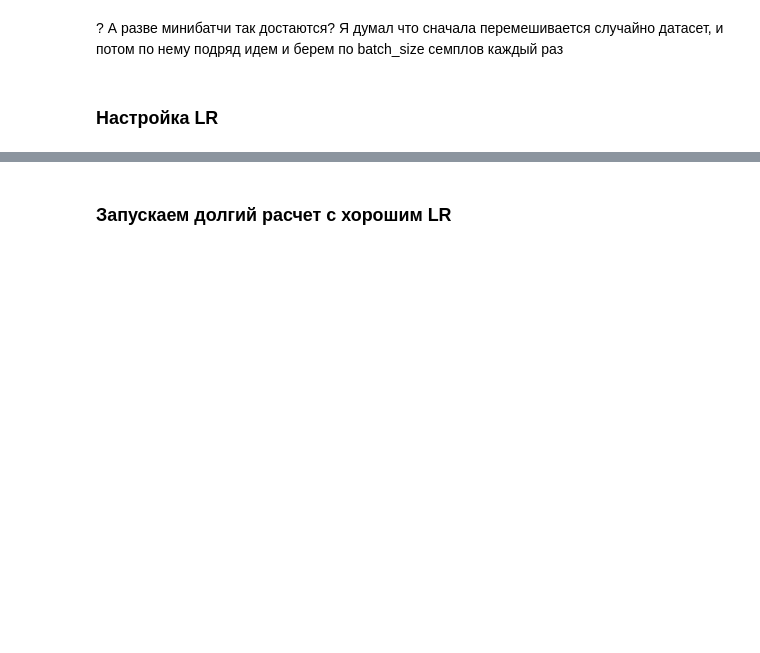
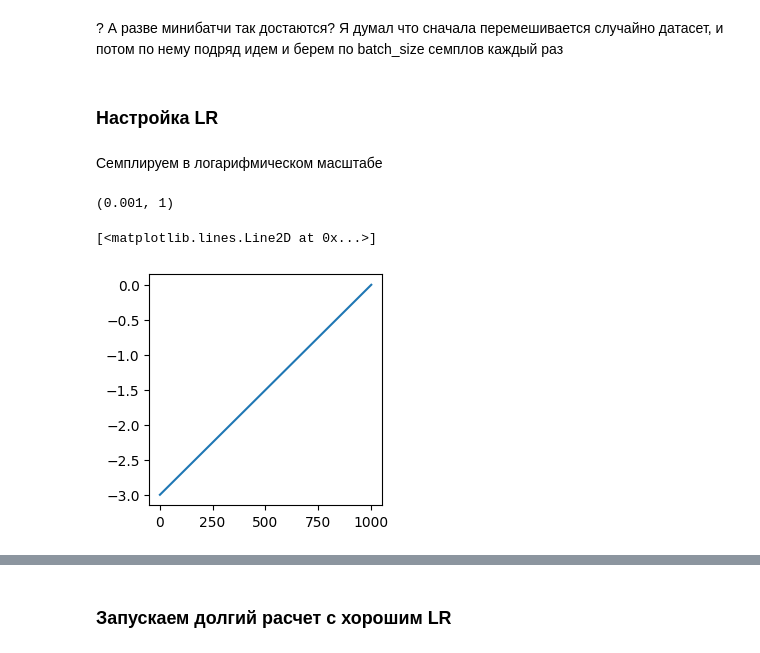
Before and after one commit to GrigoriiMoroz/MakeMore, a Jupyter notebook: BuilingMLP_Model.ipynb, the cells around one changed output, grey strips where cells are left out. Cells and saved outputs as stored; diff of their text form; code cells hidden in the pictures; blank space fills up the shorter version.

```diff
--- a/BuilingMLP_Model.ipynb
+++ b/BuilingMLP_Model.ipynb
@@ -682,8 +687,18 @@ import numpy as np
+# %% [markdown]
+Семплируем в логарифмическом масштабе
 # %%
 # lre = torch.linspace(0.0001, 1, 1000)
 lre = torch.linspace(-3, 0, 1000)
 lrs = 10 ** lre
 x_ax = np.arange(1,1001)
+# %%
+10 ** -3, 10 ** 0
+# %% [output]
+(0.001, 1)
 # %%
-# plt.plot(x_ax, lre)
+plt.figure(figsize=(3, 3))
+plt.plot(x_ax, lre)
+# %% [output]
+[<matplotlib.lines.Line2D at 0x...>]
+[figure, added]
 # %%
```
Also changed, not shown: parts of 72 cells of this notebook.
